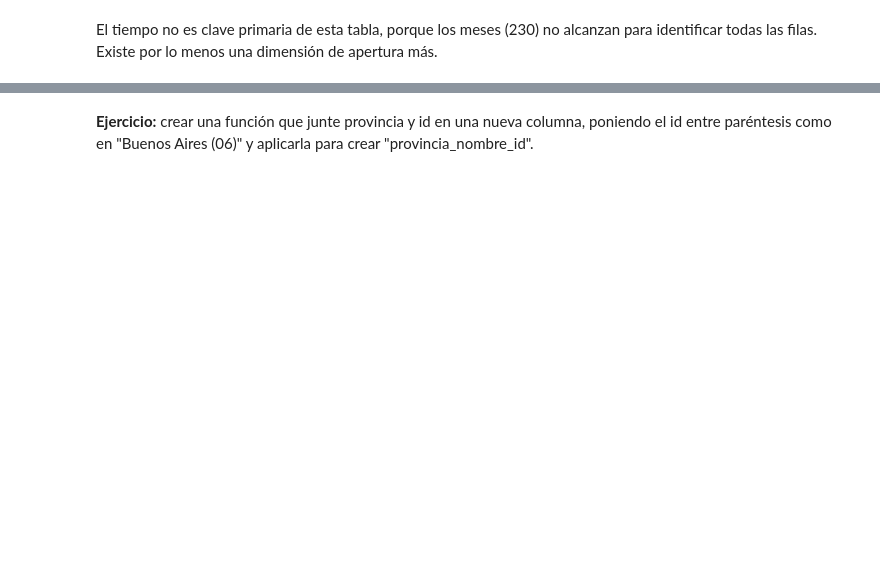
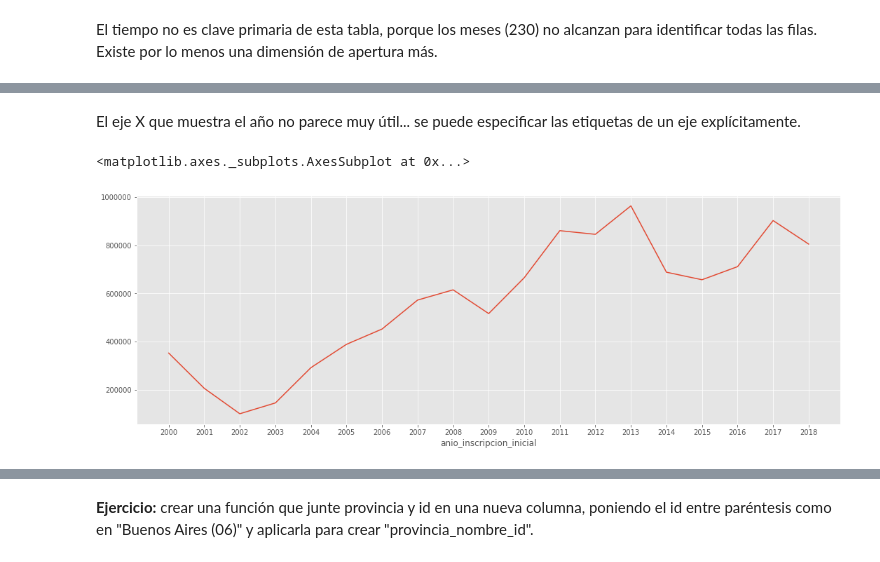
Before and after one commit to abenassi/analisis-datos-python, a Jupyter notebook: 2B-datos-panel.ipynb, the cells around one changed output, grey strips where cells are left out. Cells and saved outputs as stored; diff of their text form; code cells hidden in the pictures; blank space fills up the shorter version.

```diff
--- a/2B-datos-panel.ipynb
+++ b/2B-datos-panel.ipynb
@@ -67,0 +104,7 @@ Este es un panel cuya "clave primaria" es mes-provincia. Son las dos dimensiones
+# %% [markdown]
+El eje X que muestra el año no parece muy útil... se puede especificar las etiquetas de un eje explícitamente.
+# %%
+autos_inscripciones_anuales.plot(figsize=(18,6), xticks=autos_inscripciones_anuales.index)
+# %% [output]
+<matplotlib.axes._subplots.AxesSubplot at 0x...>
+[figure, added]
```
Also changed, not shown: parts of 87 cells of this notebook.
